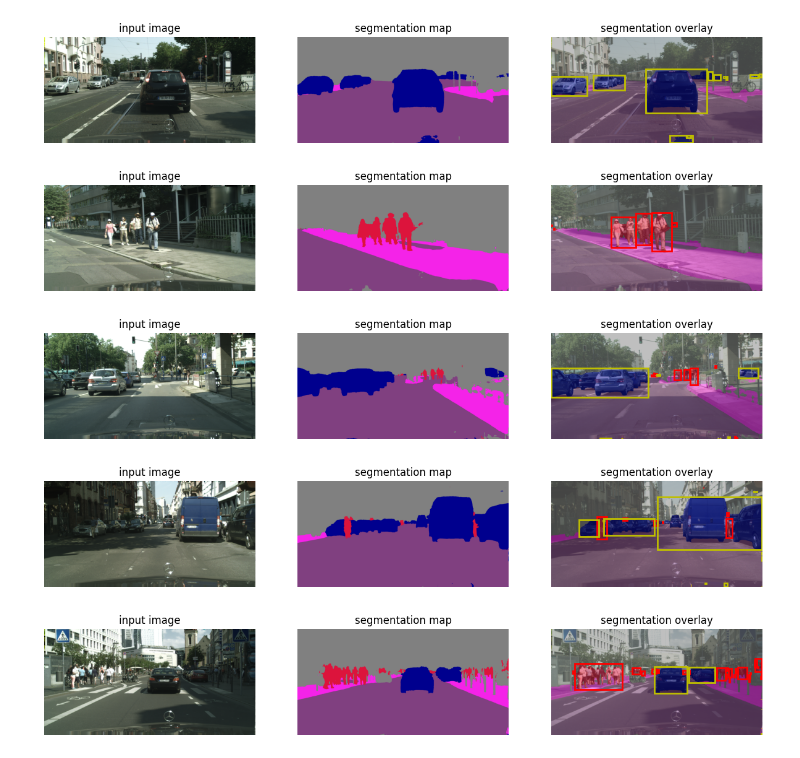
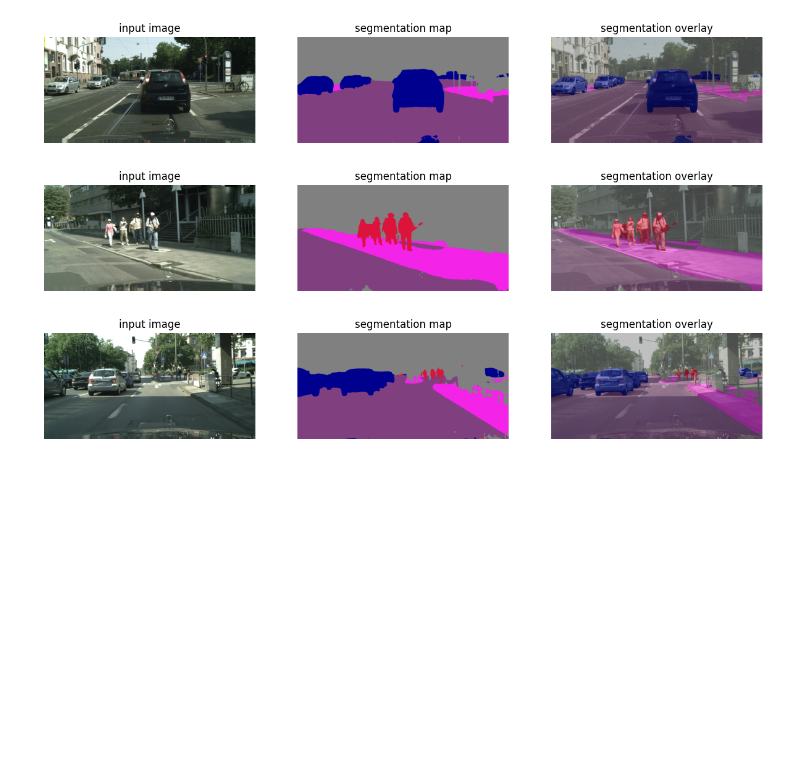
Before and after one commit to TheKiesling/road-traffic-object-detection, a Jupyter notebook: road-traffic-object-detection.ipynb, the cells around one changed output. Saved outputs shown, nothing was run; the diff lists cells and outputs as text; code cells hidden in the pictures; blank space fills up the shorter version.

```diff
--- a/road-traffic-object-detection.ipynb
+++ b/road-traffic-object-detection.ipynb
@@ -81,10 +80,24 @@ def label_to_color_image(label):
   colormap = create_cityscapes_label_colormap()
 
   return colormap[label]
+# %%
+def create_overlay_image(image, segmentation_map, alpha=0.5):
+    """Create an overlay image combining the original image with segmentation map"""
+    seg_image = label_to_color_image(segmentation_map).astype(np.uint8)
+    image_np = np.array(image)
+
+    overlay = (image_np * (1 - alpha) + seg_image * alpha).astype(np.uint8)
+    return overlay
+
+def save_overlay_image(image, segmentation_map, filename, alpha=0.5):
+    """Create and save overlay image"""
+    overlay = create_overlay_image(image, segmentation_map, alpha)
+    overlay_pil = Image.fromarray(overlay)
+    overlay_pil.save(filename)
+    return overlay
 # %%
-def visualize(image, segmentation_map, car_boxes, pedestrian_boxes):
+def visualize(image, segmentation_map):
   plt.figure(figsize=(15, 5))
-
   plt.subplot(1, 3, 1)
   plt.imshow(image)
   plt.axis('off')
@@ -102,14 +115,6 @@ def visualize(image, segmentation_map, car_boxes, pedestrian_boxes):
   plt.axis('off')
   plt.title('segmentation overlay')
 
-  for box in car_boxes:
-    rect = patches.Rectangle((box[0], box[1]), box[2] - box[0], box[3] - box[1], linewidth=2, edgecolor='r', facecolor='none')
-    plt.gca().add_patch(rect)
-
-  for box in pedestrian_boxes:
-    rect = patches.Rectangle((box[0], box[1]), box[2] - box[0], box[3] - box[1], linewidth=2, edgecolor='y', facecolor='none')
-    plt.gca().add_patch(rect)
-
   plt.grid('off')
   plt.show()
 # %%
@@ -129,18 +134,27 @@ def extract_bounding_boxes(segmentation_map, class_id):
 images_path = "data/"
 images = [Image.open(images_path + image_name) for image_name in os.listdir(images_path)]
 # %%
-for image in images:
+segmentation_maps = []
+overlay_images = []
+
+for i, image in enumerate(images):
     cropped_image = crop_image(image)
     image_for_prediction = preprocess_image(cropped_image)
     segmentation_map = segment_image(image_for_prediction, cropped_image)
 
-    car_boxes = extract_bounding_boxes(segmentation_map, 11)
-    pedestrian_boxes = extract_bounding_boxes(segmentation_map, 13)
+    segmentation_maps.append(segmentation_map)
 
-    visualize(cropped_image, segmentation_map, car_boxes, pedestrian_boxes)
+    overlay = save_overlay_image(
+        cropped_image,
+        segmentation_map,
+        f"segmentation_maps/overlay_{i}.png",
+        alpha=0.5
+    )
+    overlay_images.append(overlay)
+
+    if i < 3:
+        visualize(cropped_image, segmentation_map)
 # %% [output]
-[figure, old version]
+[figure, new version]
-[figure, old version]
+[figure, new version]
-[figure, old version]
+[figure, new version]
-[figure, removed]
-[figure, removed]
```
Also changed, not shown: parts of 5 cells of this notebook, 5 other files.
